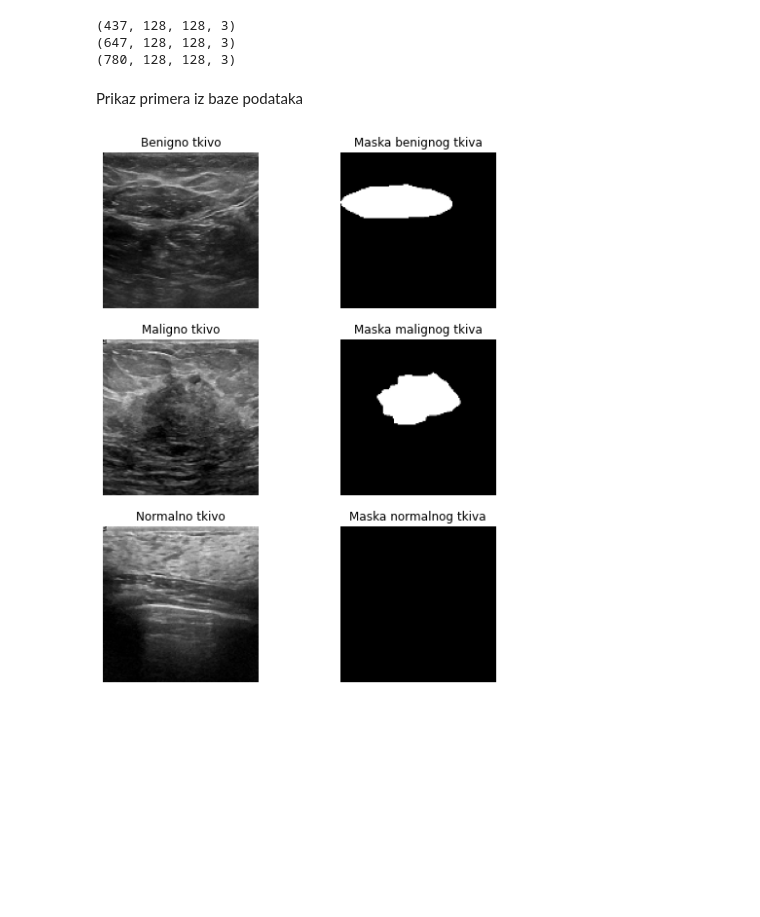
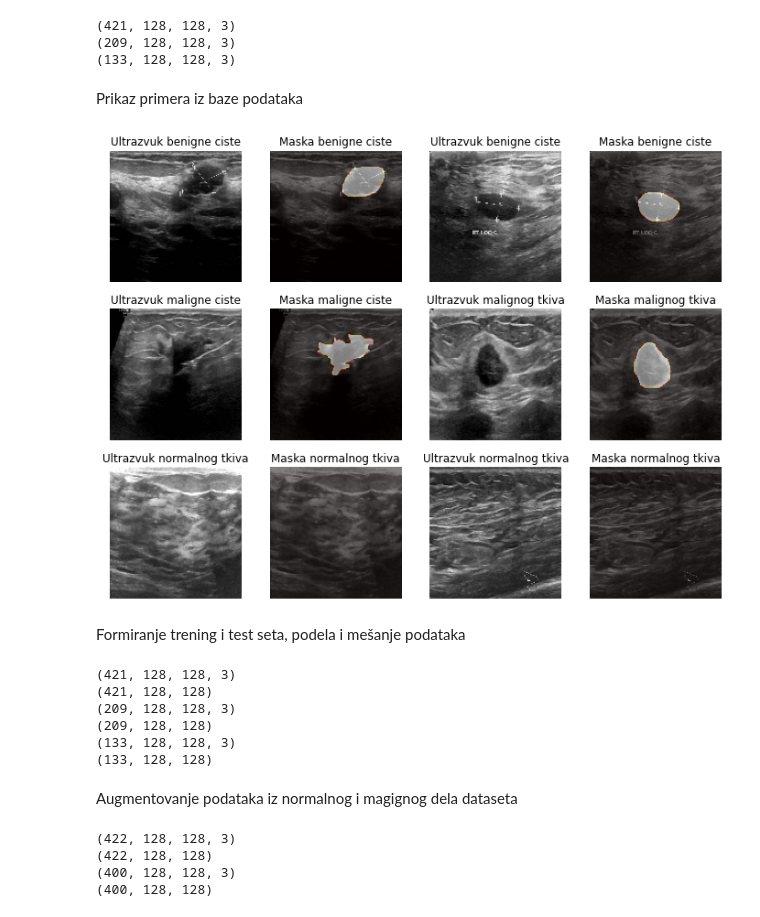
Before and after one commit to nedeljkovicmajaa/ABS-lesion-segmentation, a Jupyter notebook: main.ipynb, the cells around one changed output. Saved outputs shown, nothing was run; the diff lists cells and outputs as text; code cells hidden in the pictures; blank space fills up the shorter version.

```diff
--- a/main.ipynb
+++ b/main.ipynb
@@ -53,28 +57,52 @@ def load_data(data = None, folder_path=None, shape = 128):
 
     print(np.array(data['img']).shape)
     return data
+# %%
+data_benign = {'img' : [], 'mask' : []}
+data_malignant = {'img' : [], 'mask' : []}
+data_normal = {'img' : [], 'mask' : []}
 # %%
-train_data = {'img' : [],
-           'mask' : []
-          }
-
-train_data = load_data(train_data, folder_path='Dataset_BUSI_with_GT/benign')
-train_data = load_data(train_data, folder_path='Dataset_BUSI_with_GT/malignant')
-train_data = load_data(train_data, folder_path='Dataset_BUSI_with_GT/normal')
+data_benign = load_data(data_benign, folder_path='Dataset_BUSI_with_GT/benign')
+data_malignant = load_data(data_malignant, folder_path='Dataset_BUSI_with_GT/malignant')
+data_normal = load_data(data_normal, folder_path='Dataset_BUSI_with_GT/normal')
 # %% [output]
-(437, 128, 128, 3)
-(647, 128, 128, 3)
-(780, 128, 128, 3)
+(421, 128, 128, 3)
+(209, 128, 128, 3)
+(133, 128, 128, 3)
 # %% [markdown]
 Prikaz primera iz baze podataka
-# %%
-plt.figure(figsize=(8,10))
-plt.subplot(3,2,1), plt.imshow(train_data['img'][54]), plt.title('Benigno tkivo'), plt.axis('off')
-plt.subplot(3,2,2), plt.imshow(train_data['mask'][54], 'gray'), plt.title('Maska benignog tkiva'), plt.axis('off')
-plt.subplot(3,2,3), plt.imshow(train_data['img'][509]), plt.title('Maligno tkivo'), plt.axis('off')
-plt.subplot(3,2,4), plt.imshow(train_data['mask'][509], 'gray'), plt.title('Maska malignog tkiva'), plt.axis('off')
-plt.subplot(3,2,5), plt.imshow(train_data['img'][647]), plt.title('Normalno tkivo'), plt.axis('off')
-plt.subplot(3,2,6), plt.imshow(train_data['mask'][647], 'gray'), plt.title('Maska normalnog tkiva'), plt.axis('off')
-plt.show()
-# %% [output]
-[figure, removed]
+# %%
+plt.figure(figsize=(12,9))
+plt.subplot(3,4,1), plt.imshow(data_benign['img'][0]), plt.title('Ultrazvuk benigne ciste'), plt.axis('off')
+plt.subplot(3,4,2), plt.imshow(data_benign['img'][0]), plt.imshow(data_benign['mask'][0], cmap='hot', alpha=0.5), plt.title('Maska benigne ciste'), plt.axis('off')
+plt.subplot(3,4,3), plt.imshow(data_benign['img'][100]), plt.title('Ultrazvuk benigne ciste'), plt.axis('off')
+plt.subplot(3,4,4), plt.imshow(data_benign['img'][100]), plt.imshow(data_benign['mask'][100], cmap='hot', alpha=0.5), plt.title('Maska benigne ciste'), plt.axis('off')
+plt.subplot(3,4,5), plt.imshow(data_malignant['img'][0]), plt.title('Ultrazvuk maligne ciste'), plt.axis('off')
+plt.subplot(3,4,6), plt.imshow(data_malignant['img'][0]), plt.imshow(data_malignant['mask'][0], cmap='hot', alpha=0.5), plt.title('Maska maligne ciste'), plt.axis('off')
+plt.subplot(3,4,7), plt.imshow(data_malignant['img'][50]), plt.title('Ultrazvuk malignog tkiva'), plt.axis('off')
+plt.subplot(3,4,8), plt.imshow(data_malignant['img'][50]), plt.imshow(data_malignant['mask'][50], cmap='hot', alpha=0.5), plt.title('Maska malignog tkiva'), plt.axis('off')
+plt.subplot(3,4,9), plt.imshow(data_normal['img'][0]), plt.title('Ultrazvuk normalnog tkiva'), plt.axis('off')
+plt.subplot(3,4,10), plt.imshow(data_normal['img'][0]), plt.imshow(data_normal['mask'][0], cmap='hot', alpha=0.5), plt.title('Maska normalnog tkiva'), plt.axis('off')
+plt.subplot(3,4,11), plt.imshow(data_normal['img'][50]), plt.title('Ultrazvuk normalnog tkiva'), plt.axis('off')
+plt.subplot(3,4,12), plt.imshow(data_normal['img'][50]), plt.imshow(data_normal['mask'][50], cmap='hot', alpha=0.5), plt.title('Maska normalnog tkiva'), plt.axis('off')
+plt.show()
+# %% [output]
+[figure, added]
+# %% [markdown]
+Formiranje trening i test seta, podela i mešanje podataka
+# %%
+print(np.array(data_benign['img']).shape)
+print(np.array(data_benign['mask']).shape)
+print(np.array(data_malignant['img']).shape)
+print(np.array(data_malignant['mask']).shape)
+print(np.array(data_normal['img']).shape)
+print(np.array(data_normal['mask']).shape)
+# %% [output]
+(421, 128, 128, 3)
+(421, 128, 128)
+(209, 128, 128, 3)
+(209, 128, 128)
+(133, 128, 128, 3)
+(133, 128, 128)
+# %% [markdown]
+Augmentovanje podataka iz normalnog i magignog dela dataseta
@@ -80,0 +126,13 @@ plt.show()
+# %%
+data_malignant = augment_rotation(data_malignant, 420)
+print(np.array(data_malignant['img']).shape)
+print(np.array(data_malignant['mask']).shape)
+
+data_normal = augment_rotation(data_normal, 400)
+print(np.array(data_normal['img']).shape)
+print(np.array(data_normal['mask']).shape)
+# %% [output]
+(422, 128, 128, 3)
+(422, 128, 128)
+(400, 128, 128, 3)
+(400, 128, 128)
```
Also changed, not shown: parts of 30 cells of this notebook, 12 other files.
